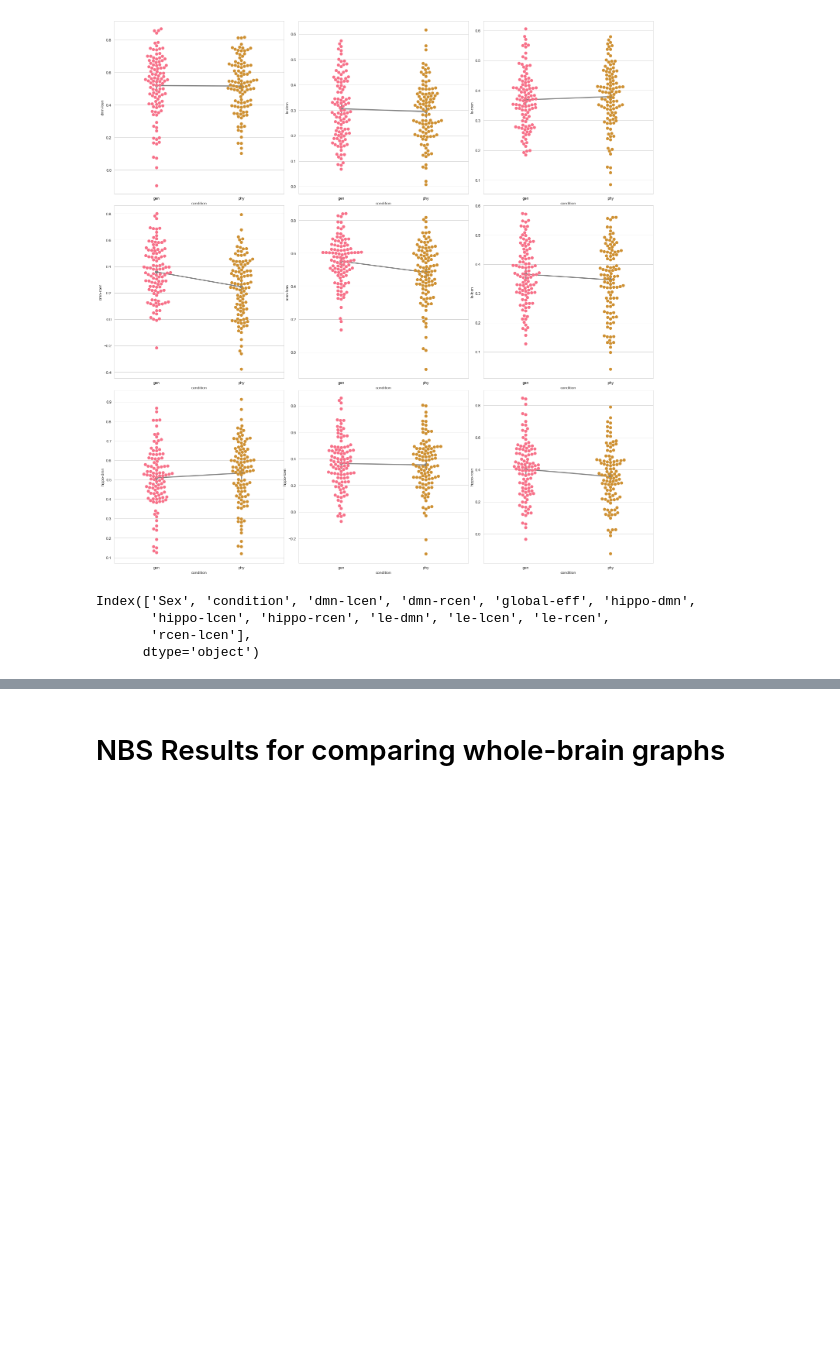
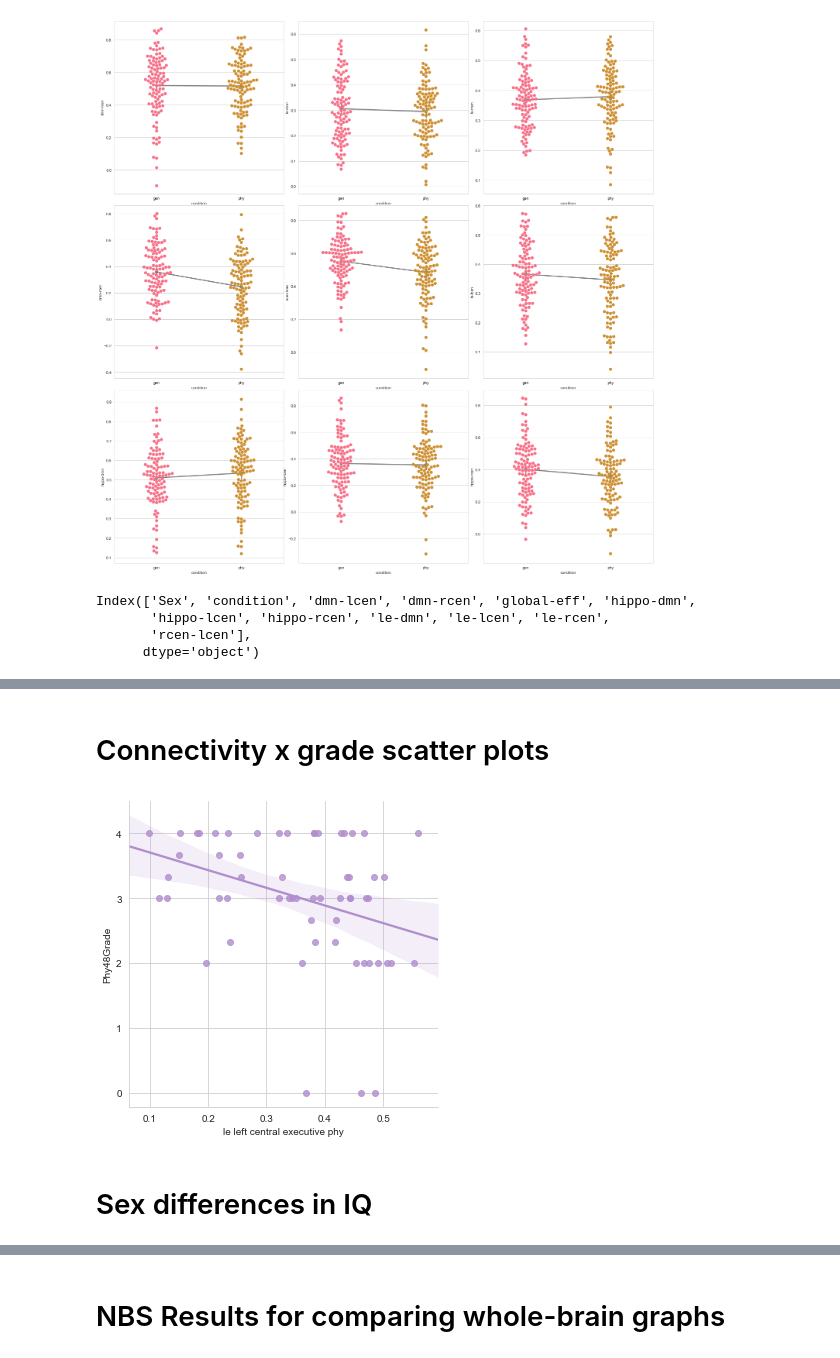
Before and after one commit to 62442katieb/IDConn, a Jupyter notebook: figures!.ipynb, the cells around one changed output, grey strips where cells are left out. Saved outputs shown, nothing was run; the diff lists cells and outputs as text; code cells hidden in the pictures; blank space fills up the shorter version.

```diff
--- a/figures!.ipynb
+++ b/figures!.ipynb
@@ -209,3 +258,9 @@ rcen_brain.savefig(join(fig_dir, '1-rcen.png'), dpi=300)
 # %%
 hippo_brain = plotting.plot_glass_brain(hippo, threshold=0.9, cmap=color4)
 hippo_brain.savefig(join(fig_dir, '1-hippo.png'), dpi=300)
+# %% [markdown]
+# Connectivity x grade scatter plots
+# %%
+g = sns.lmplot('le left central executive phy', 'Phy48Grade', data=df_dudes, fit_reg=True)
+# %% [output]
+[figure, added]
@@ -211,0 +269,2 @@ hippo_brain.savefig(join(fig_dir, '1-hippo.png'), dpi=300)
+# %% [markdown]
+# Sex differences in IQ
```
Also changed, not shown: parts of 16 cells of this notebook, 4 other files.
